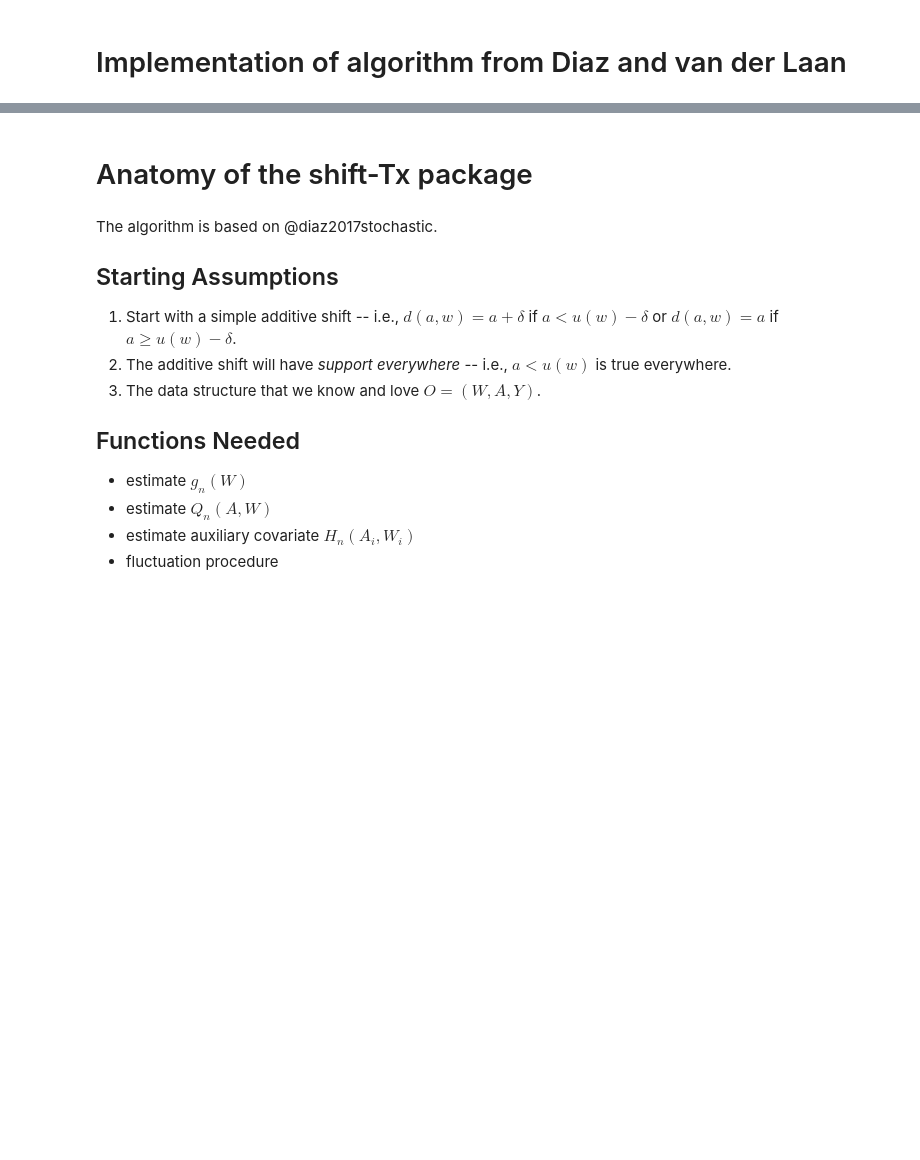
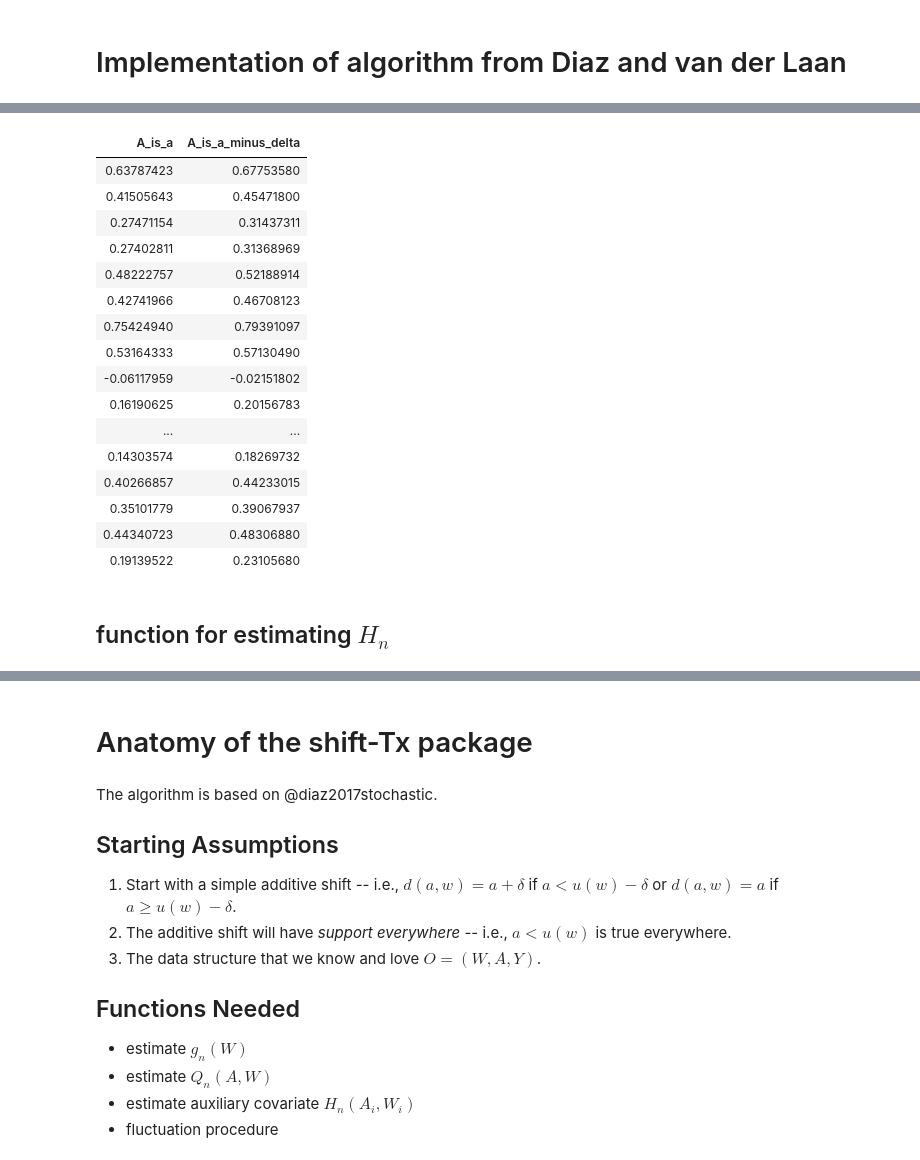
Before and after one commit to nhejazi/txshift, a Jupyter notebook: sandbox/sketch_algo.ipynb, the cells around one changed output, grey strips where cells are left out. Cells and saved outputs as stored; diff of their text form; code cells hidden in the pictures; blank space fills up the shorter version.

```diff
--- a/sandbox/sketch_algo.ipynb
+++ b/sandbox/sketch_algo.ipynb
@@ -23,0 +90,47 @@ head(O)
+# %%
+est_Q <- function(Y, A, W, delta = 0, reg_form = "Y ~ .") {
+    # make data object
+    data_O <- as.data.frame(cbind(Y, A, W))
+    colnames(data_O) <- c("Y", "A", paste0("W", seq_len(ncol(W))))
+
+    # fit conditional density with condensier
+    fit_Q_AW <- glm(as.formula(reg_form), data = data_O)
+
+    # predict probabilities for the un-shifted data (A = a)
+    pred_Q_AW <- predict(fit_Q_AW, newdata = data_O)
+
+    # predict probabilities for the shifted data (A = a - delta)
+    data_O_shifted <- data_O
+    data_O_shifted$A <- tx_shift(a = data_O_shifted$A, delta = delta)
+    pred_Q_AW_shifted <- predict(fit_Q_AW, newdata = data_O_shifted)
+
+    # create output matrix: scenarios A = a, A = a - delta
+    out <- as.data.frame(cbind(pred_Q_AW, pred_Q_AW_shifted))
+    colnames(out) <- c("A_is_a", "A_is_a_minus_delta")
+    rownames(out) <- NULL
+    return(out)
+}
+# %%
+test_est_Q <- est_Q(Y = Y, A = A, W = W, delta = 0.5)
+# %%
+test_est_Q
+# %% [output]
+| A_is_a | A_is_a_minus_delta |
+| 0.63787423 | 0.67753580 |
+| 0.41505643 | 0.45471800 |
+| 0.27471154 | 0.31437311 |
+| 0.27402811 | 0.31368969 |
+| 0.48222757 | 0.52188914 |
+| 0.42741966 | 0.46708123 |
+| 0.75424940 | 0.79391097 |
+| 0.53164333 | 0.57130490 |
+| -0.06117959 | -0.02151802 |
+| 0.16190625 | 0.20156783 |
+| ... | ... |
+| 0.14303574 | 0.18269732 |
+| 0.40266857 | 0.44233015 |
+| 0.35101779 | 0.39067937 |
+| 0.44340723 | 0.48306880 |
+| 0.19139522 | 0.23105680 |
+# %% [markdown]
+## function for estimating $H_n$
```
Also changed, not shown: parts of 17 cells of this notebook.
